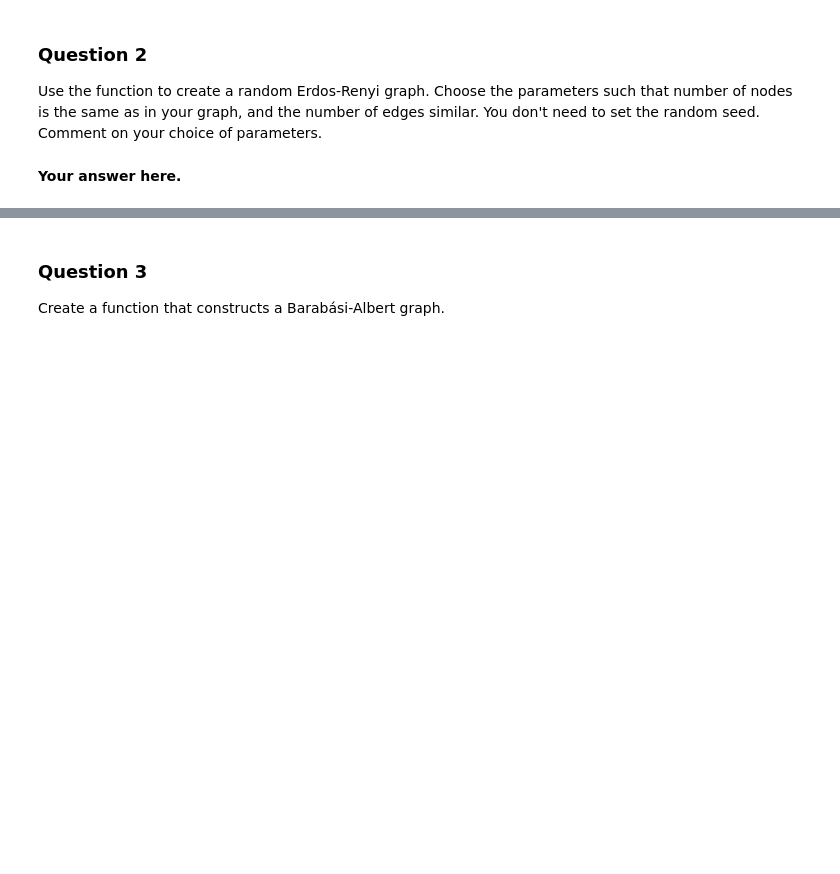
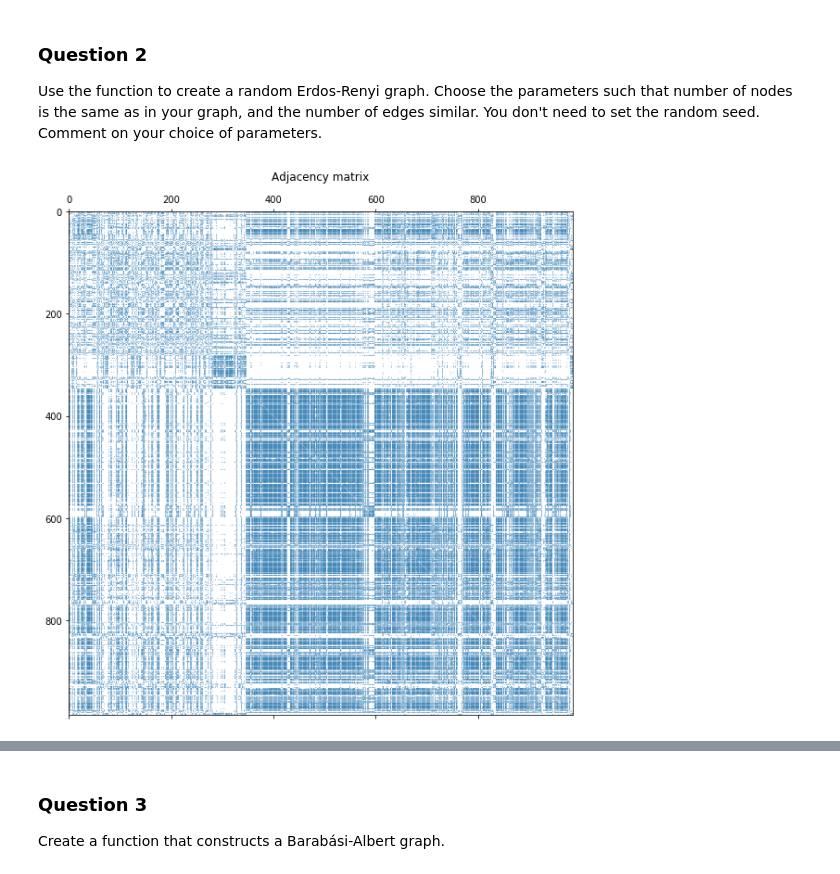
Before and after one commit to Team36-ntds2018/Project_free_music_archives_2018, a Jupyter notebook: Milestone_2/2_network_models.ipynb, the cells around one changed output, grey strips where cells are left out. Drawn from its saved outputs; the diff is of its cells as text; code cells hidden in the pictures; blank space fills up the shorter version.

```diff
--- a/Milestone_2/2_network_models.ipynb
+++ b/Milestone_2/2_network_models.ipynb
@@ -115,2 +99,7 @@ Use the function to create a random Erdos-Renyi graph. Choose the parameters suc
-# %% [markdown]
-**Your answer here.**
+# %%
+figure1 = plt.figure(figsize=(10, 10))
+plt.spy(adjacency, markersize=0.08, figure = figure1)
+plt.title('Adjacency matrix')
+plt.show()
+# %% [output]
+[figure, added]
```
Also changed, not shown: parts of 12 cells of this notebook, 1 other file.
